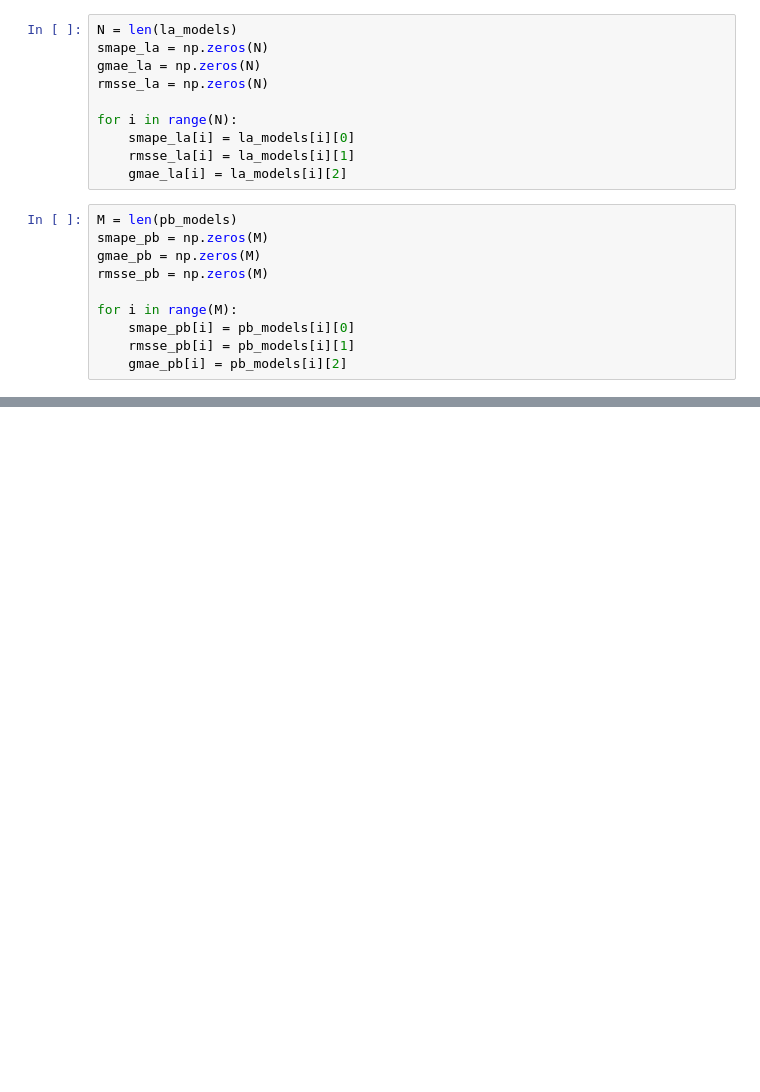
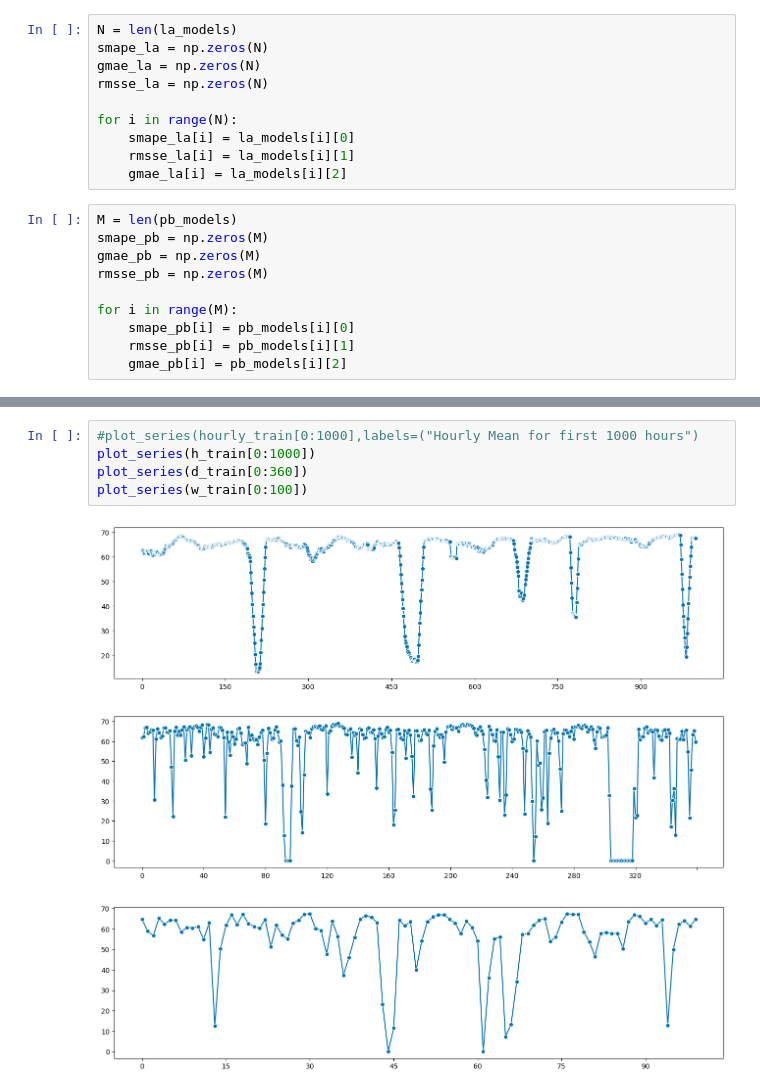
Before and after one commit to WaleedAhmed44/DCRNN, a Jupyter notebook: SKTIME IMPLEMENTATION.ipynb, the cells around one changed output, grey strips where cells are left out. Cells and saved outputs as stored; diff of their text form; blank space fills up the shorter version.

```diff
--- a/SKTIME IMPLEMENTATION.ipynb
+++ b/SKTIME IMPLEMENTATION.ipynb
@@ -168,0 +190,9 @@ plot_series(pd.DataFrame(smape_pb),pd.DataFrame(rmsse_pb),pd.DataFrame(gmae_pb),
+# %%
+#plot_series(hourly_train[0:1000],labels=("Hourly Mean for first 1000 hours")
+plot_series(h_train[0:1000])
+plot_series(d_train[0:360])
+plot_series(w_train[0:100])
+# %% [output]
+[figure, added]
+[figure, added]
+[figure, added]
```
Also changed, not shown: parts of 24 cells of this notebook.
